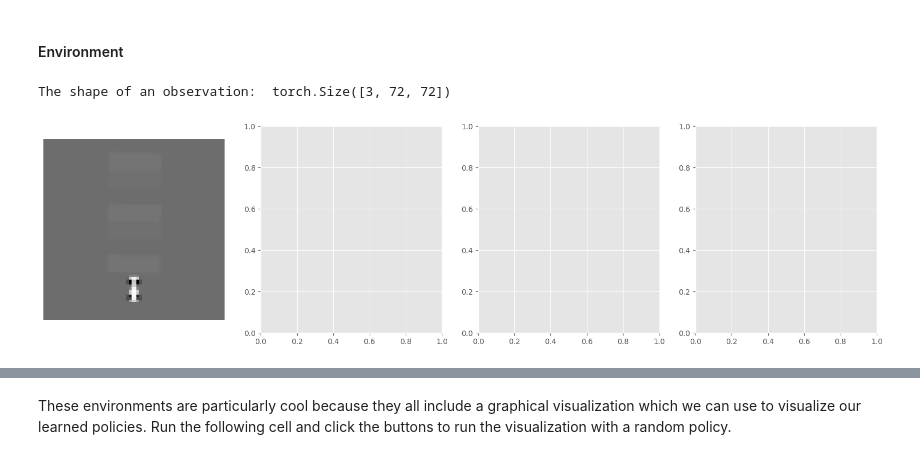
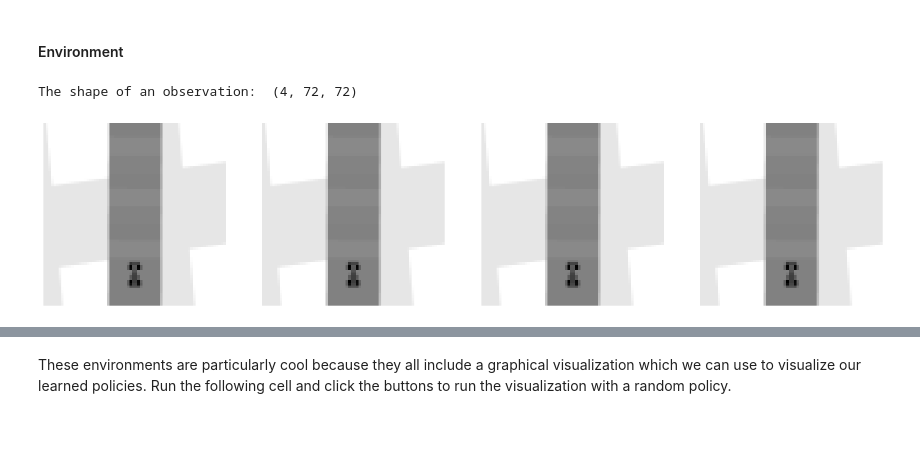
Before and after one commit to Nick-Payson/CS5150FinalProject, a Jupyter notebook: CS5150 final updated.ipynb, the cells around one changed output, grey strips where cells are left out. Cells and saved outputs as stored; diff of their text form; code cells hidden in the pictures; blank space fills up the shorter version.

Commit message:
stacked state and added possible reset change
Uncommented code relating to stack_state and added commented code in ImageEnv that sets the reset value to the start of the turn.

```diff
--- a/CS5150 final updated.ipynb
+++ b/CS5150 final updated.ipynb
@@ -67,8 +82,8 @@ def preprocess(state):
     transform = transforms.Compose([
     transforms.CenterCrop(72),
     transforms.ToTensor(),
-    transforms.Normalize((0.5, 0.5, 0.5), (0.5, 0.5, 0.5)),
-    # transforms.Grayscale(num_output_channels=1)
+    # transforms.Normalize((0.5, 0.5, 0.5), (0.5, 0.5, 0.5)),
+    transforms.Grayscale(num_output_channels=1)
     ])
 
     return transform(img)
@@ -148,15 +152,15 @@ class ImageEnv(gym.Wrapper):
 # %%
-env = gym.make('CarRacing-v2', continuous=False)
+env = gym.make('CarRacing-v2', continuous=False, domain_randomize=False)
 env = ImageEnv(env)
 
 s, _ = env.reset()
 print("The shape of an observation: ", s.shape)
 fig, axes = plt.subplots(1, 4, figsize=(20, 5))
-for i in range(1):
+for i in range(4):
     axes[i].imshow(s[i], cmap='gray')
     axes[i].axis('off')
 plt.show()
 # %% [output]
-The shape of an observation:  torch.Size([3, 72, 72])
+The shape of an observation:  (4, 72, 72)
-[figure, old version]
+[figure, new version]
 # %%
```
Also changed, not shown: parts of 8 cells of this notebook.
